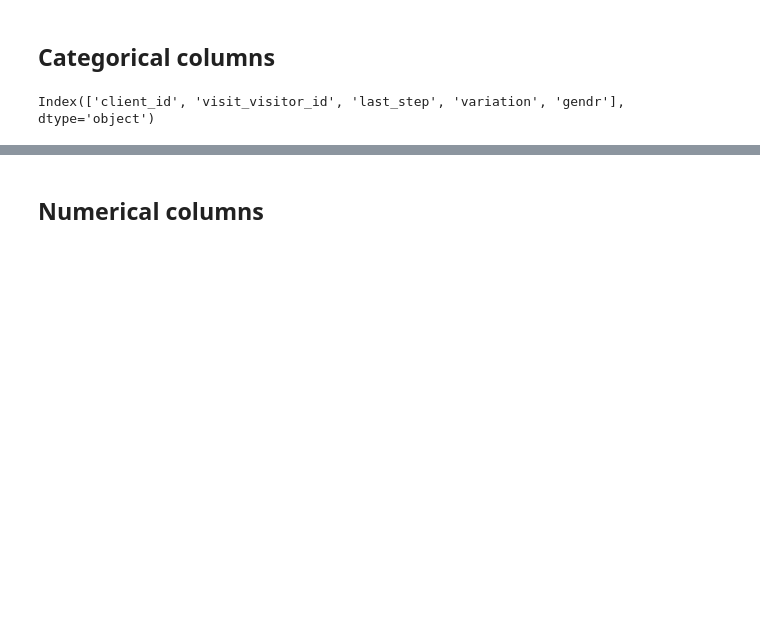
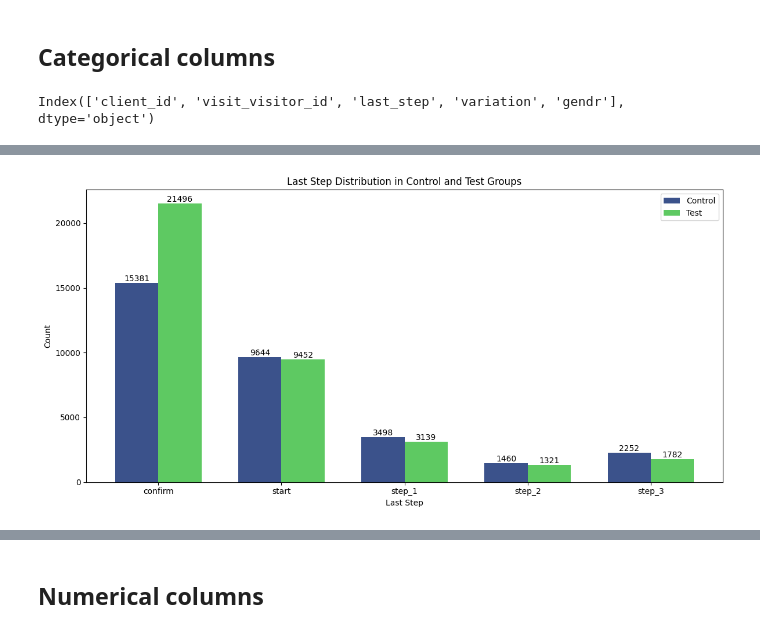
Before and after one commit to DaniCoco31/project_2, a Jupyter notebook: notebooks/2. Univariate_analysis.ipynb, the cells around one changed output, grey strips where cells are left out. Saved outputs shown, nothing was run; the diff lists cells and outputs as text; code cells hidden in the pictures; blank space fills up the shorter version.

```diff
--- a/notebooks/2. Univariate_analysis.ipynb
+++ b/notebooks/2. Univariate_analysis.ipynb
@@ -448,3 +457,62 @@ plt.show()
+# %%
+
+import pandas as pd
+import matplotlib.pyplot as plt
+import matplotlib.cm as cm
+
+# Provided data
+data_test = {
+    'last_step': ['confirm', 'start', 'step_1', 'step_3', 'step_2'],
+    'count': [21496, 9452, 3139, 1782, 1321]
+}
+tab_test_last_step = pd.DataFrame(data_test)
+
+data_control = {
+    'last_step': ['confirm', 'start', 'step_1', 'step_3', 'step_2'],
+    'count': [15381, 9644, 3498, 2252, 1460]
+}
+tab_control_last_step = pd.DataFrame(data_control)
+
+# Merge the dataframes to align the steps for comparison
+tab_combined = pd.merge(tab_control_last_step, tab_test_last_step, on='last_step', how='outer', suffixes=('_control', '_test')).fillna(0)
+
+# Create a bar plot with the Viridis palette
+fig, ax = plt.subplots(figsize=(12, 6))
+bar_width = 0.35
+index = range(len(tab_combined))
+
+colors = cm.viridis([0.25, 0.75])  # Selecting two distinct colors from the viridis palette
+
+# Plot control group
+bars_control = ax.bar(index, tab_combined['count_control'], bar_width, label='Control', color=colors[0])
+
+# Plot test group
+bars_test = ax.bar([i + bar_width for i in index], tab_combined['count_test'], bar_width, label='Test', color=colors[1])
+
+# Add counts on top of the bars
+
+for bar in bars_test:
+    yval = bar.get_height()
+    ax.text(bar.get_x() + bar.get_width() / 2, yval, int(yval), ha='center', va='bottom', fontsize=10)
+
+for bar in bars_control:
+    yval = bar.get_height()
+    ax.text(bar.get_x() + bar.get_width() / 2, yval, int(yval), ha='center', va='bottom', fontsize=10)
+
+
+# Set the labels and title
+ax.set_xlabel('Last Step')
+ax.set_ylabel('Count')
+ax.set_title('Last Step Distribution in Control and Test Groups')
+ax.set_xticks([i + bar_width / 2 for i in index])
+ax.set_xticklabels(tab_combined['last_step'])
+ax.legend()
+
+# Show the plot
+plt.tight_layout()
+plt.show()
+# %% [output]
+[figure, added]
 # %%
 
 tab_test_gender = cross_table(df_test_final, 'gendr')
```
Also changed, not shown: parts of 44 cells of this notebook, 13 other files.
